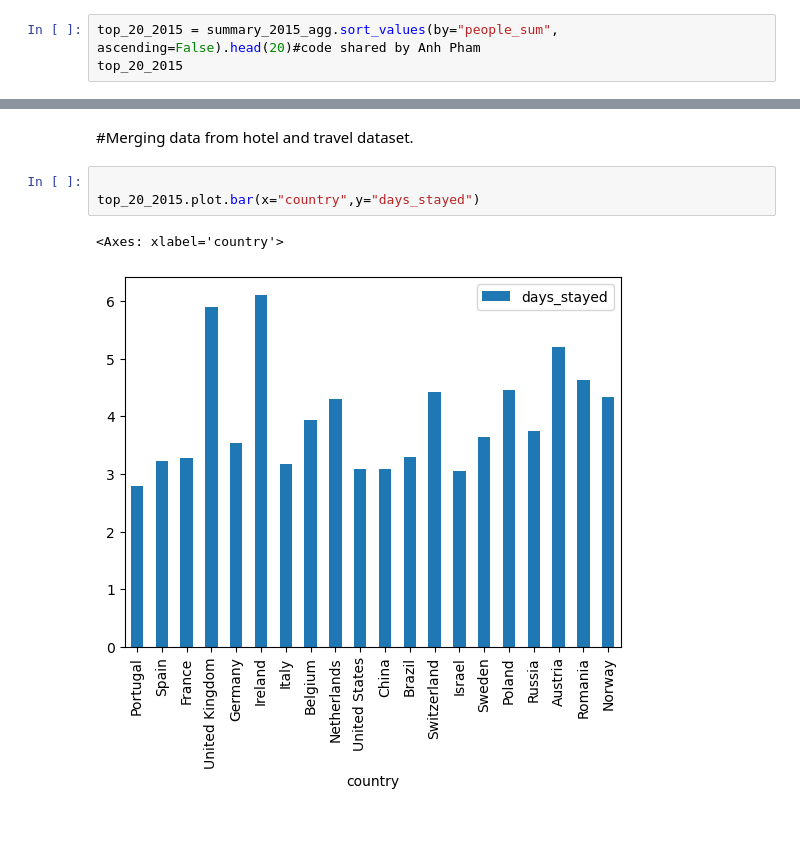
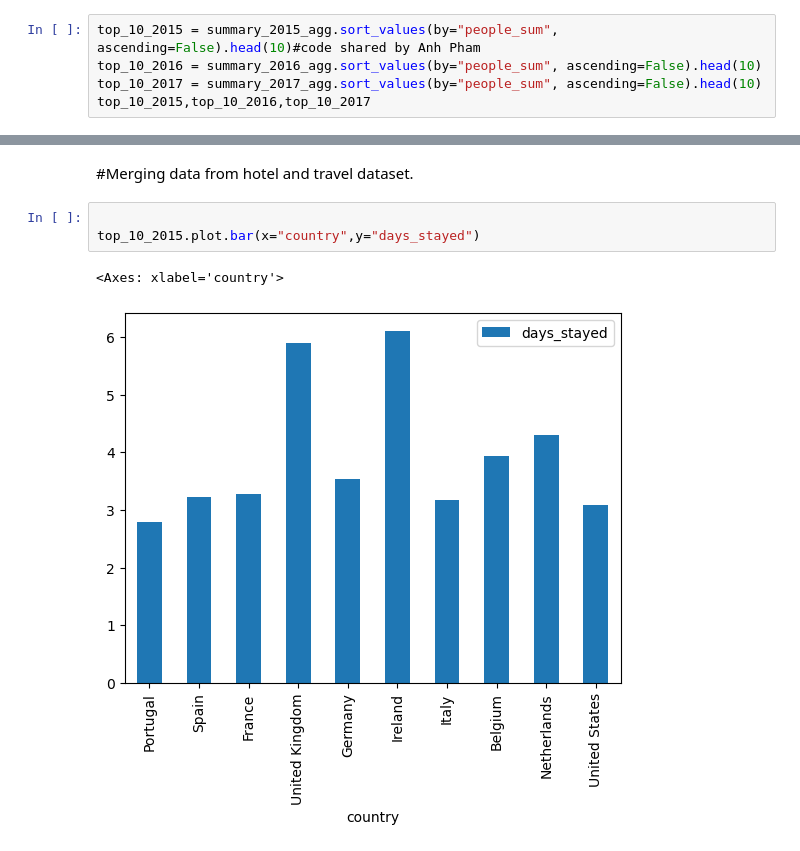
Before and after one commit to Kathyvng/Project1_Group6, a Jupyter notebook: Miguel_Analysis/clean_it.ipynb, the cells around one changed output, grey strips where cells are left out. Saved outputs shown, nothing was run; the diff lists cells and outputs as text.

```diff
--- a/Miguel_Analysis/clean_it.ipynb
+++ b/Miguel_Analysis/clean_it.ipynb
@@ -413,6 +413,8 @@ summary_2015_agg,summary_2016_agg,summary_2017_agg
 
  [133 rows x 4 columns])
 # %%
-top_20_2015 = summary_2015_agg.sort_values(by="people_sum", ascending=False).head(20)#code shared by Anh Pham
-top_20_2015
+top_10_2015 = summary_2015_agg.sort_values(by="people_sum", ascending=False).head(10)#code shared by Anh Pham
+top_10_2016 = summary_2016_agg.sort_values(by="people_sum", ascending=False).head(10)
+top_10_2017 = summary_2017_agg.sort_values(by="people_sum", ascending=False).head(10)
+top_10_2015,top_10_2016,top_10_2017
 # %% [output]
@@ -437,7 +439,7 @@ top_20_2015
 #Merging data from hotel and travel dataset.
 # %%
 
-top_20_2015.plot.bar(x="country",y="days_stayed")
+top_10_2015.plot.bar(x="country",y="days_stayed")
 # %% [output]
 <Axes: xlabel='country'>
-[figure, old version]
+[figure, new version]
```
Also changed, not shown: parts of 2 cells of this notebook.
